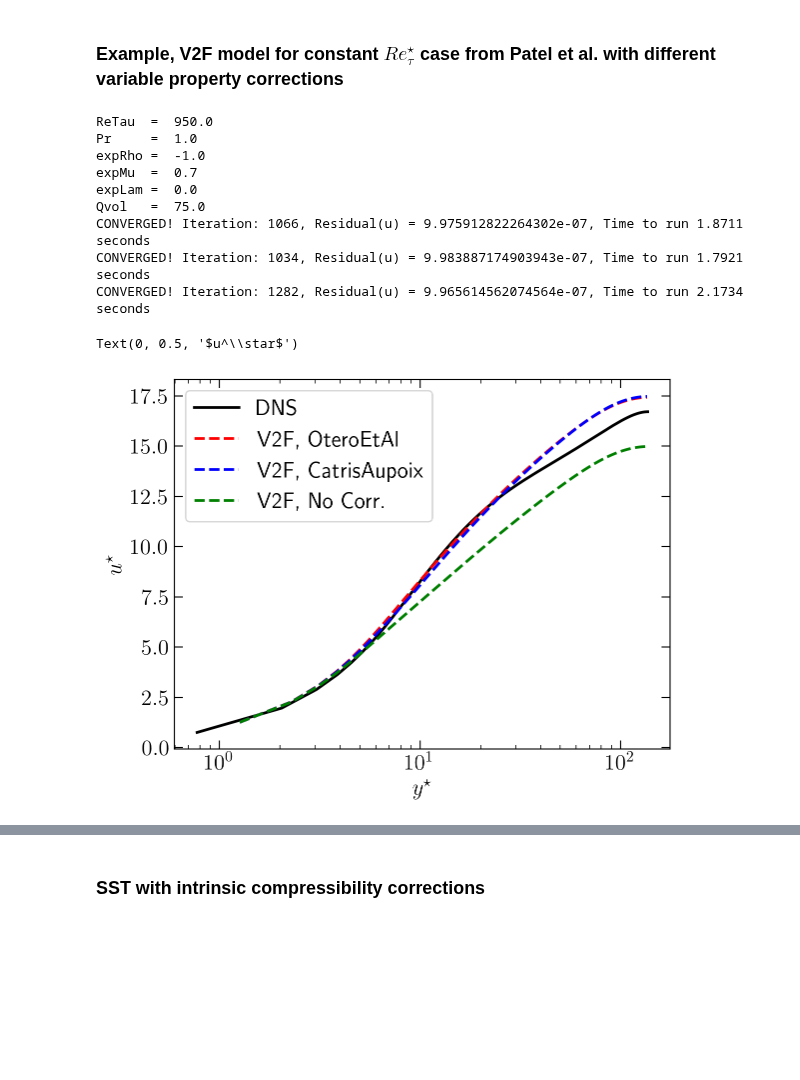
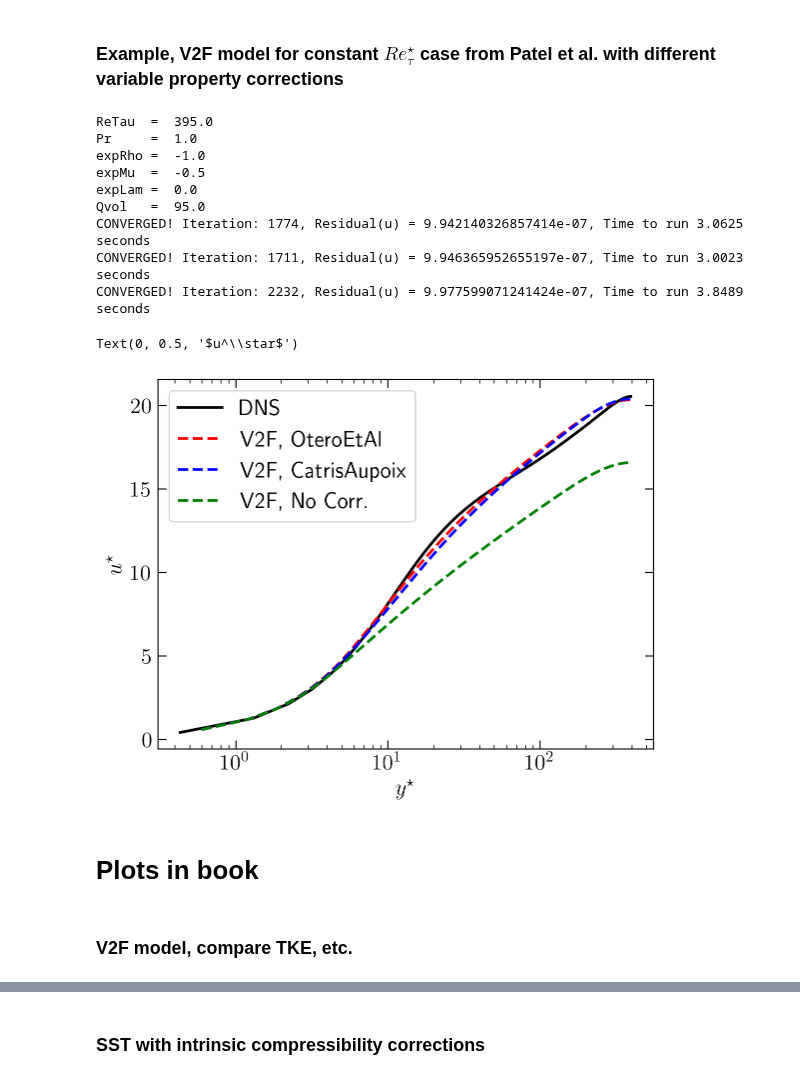
Before and after one commit to Fluid-Dynamics-Of-Energy-Systems-Team/RANS_Channel, a Jupyter notebook: main.ipynb, the cells around one changed output, grey strips where cells are left out. Drawn from its saved outputs; the diff is of its cells as text; code cells hidden in the pictures; blank space fills up the shorter version.

```diff
--- a/main.ipynb
+++ b/main.ipynb
@@ -169,25 +170,22 @@ class Mesh:
             d2dy2[i,i-1:i+2] = [ 1., -2.,  1.]                       # second order for all points within the domain
         self.d2dy2 = diags(1/dydi**2.0)@csr_matrix(d2dy2) - diags(d2ydi2/dydi**2)@self.ddy
 
-
     def solveEqn(self,x,A,b,omega):
 
         x_new = x.copy()
 
-        b[0]  -= x[0]*A[1,0]     # boundary condition at y=0
+        b[0]  -= x[ 0]*A[1,0]    # boundary condition at y=0
         b[-1] -= x[-1]*A[-2,-1]  # boundary condition at y=H
 
         if (omega < 1.0):
             b[:] += (1-omega)/omega * A.diagonal()[1:-1]*x[1:-1]
             A.setdiag(A.diagonal()/omega)
 
-        # x_new[1:-1] = linalg.spsolve(A[1:-1, 1:-1], b)
-
         x_new[1:-1] = lapack_dgtsv(A.diagonal(-1)[1:-1],
                                    A.diagonal( 0)[1:-1],
                                    A.diagonal( 1)[1:-1], b)[-2]
 
-        return x_new
+        return x_new, np.linalg.norm(x-x_new, ord=2)/len(x)
 # %% [markdown]
 # Read data from DNS
 ### Data from Patel et al., JFM (2016)
@@ -945,42 +983,45 @@ CONVERGED! Iteration: 772, Residual(u) = 9.96412248679804e-07, Time to run 0.846
 # %%
 mesh = Mesh(200, 2, 4)
 
-
-DNS = loadAPdata(dataRepo+'PatelEtAl_gasLike.txt')
-# DNS = loadAPdata("DNS_data/PatelEtAl_constReTauStar.txt")
-# DNS = loadTLdata('DNS_data/M4.0R200_data.csv')
+# DNS = loadAPdata(dataRepo+'PatelEtAl_gasLike.txt')
+DNS = loadAPdata(dataRepo+'PatelEtAl_constReTauStar.txt')
+# DNS = loadTLdata(dataRepo+'M4.0R200_data.csv')
 
 sol1 = solveRANS(mesh = mesh,
                 yDNS = DNS['y'], rhoDNS = DNS['rho'], muDNS = DNS['mu'], ReTau = DNS['ReTau'],
                 varPropCorr = "OteroEtAl",
-                turbModel = "V2F")
+                turbModel = V2F())
 
 sol2 = solveRANS(mesh = mesh,
                 yDNS = DNS['y'], rhoDNS = DNS['rho'], muDNS = DNS['mu'], ReTau = DNS['ReTau'],
                 varPropCorr = "CatrisAupoix",
-                turbModel = "V2F")
+                turbModel = V2F())
 
 sol3 = solveRANS(mesh = mesh,
                 yDNS = DNS['y'], rhoDNS = DNS['rho'], muDNS = DNS['mu'], ReTau = DNS['ReTau'],
                 varPropCorr = "None",
-                turbModel = "V2F")
+                turbModel = V2F())
 
 plt.semilogx(DNS['yst'], DNS['ust'], 'k-', label = 'DNS', lw=2)
 plt.semilogx(sol1['yst'][1:mesh.n//2], sol1['ust'][1:mesh.n//2], 'r--', label = 'V2F, OteroEtAl', lw=2)
 plt.semilogx(sol2['yst'][1:mesh.n//2], sol2['ust'][1:mesh.n//2], 'b--', label = 'V2F, CatrisAupoix', lw=2)
 plt.semilogx(sol3['yst'][1:mesh.n//2], sol3['ust'][1:mesh.n//2], 'g--', label = 'V2F, No Corr.', lw=2)
 plt.legend()
 plt.xlabel(r'$y^\star$')
 plt.ylabel(r'$u^\star$')
 # %% [output]
-ReTau  =  950.0
+ReTau  =  395.0
 Pr     =  1.0
 expRho =  -1.0
-expMu  =  0.7
+expMu  =  -0.5
 expLam =  0.0
-Qvol   =  75.0
-CONVERGED! Iteration: 1066, Residual(u) = 9.975912822264302e-07, Time to run 1.8711 seconds
-CONVERGED! Iteration: 1034, Residual(u) = 9.983887174903943e-07, Time to run 1.7921 seconds
-CONVERGED! Iteration: 1282, Residual(u) = 9.965614562074564e-07, Time to run 2.1734 seconds
+Qvol   =  95.0
+CONVERGED! Iteration: 1774, Residual(u) = 9.942140326857414e-07, Time to run 3.0625 seconds
+CONVERGED! Iteration: 1711, Residual(u) = 9.946365952655197e-07, Time to run 3.0023 seconds
+CONVERGED! Iteration: 2232, Residual(u) = 9.977599071241424e-07, Time to run 3.8489 seconds
 Text(0, 0.5, '$u^\\star$')
-[figure, old version]
+[figure, new version]
+# %% [markdown]
+# Plots in book
+# %% [markdown]
+### V2F model, compare TKE, etc.
```
Also changed, not shown: parts of 33 cells of this notebook.
